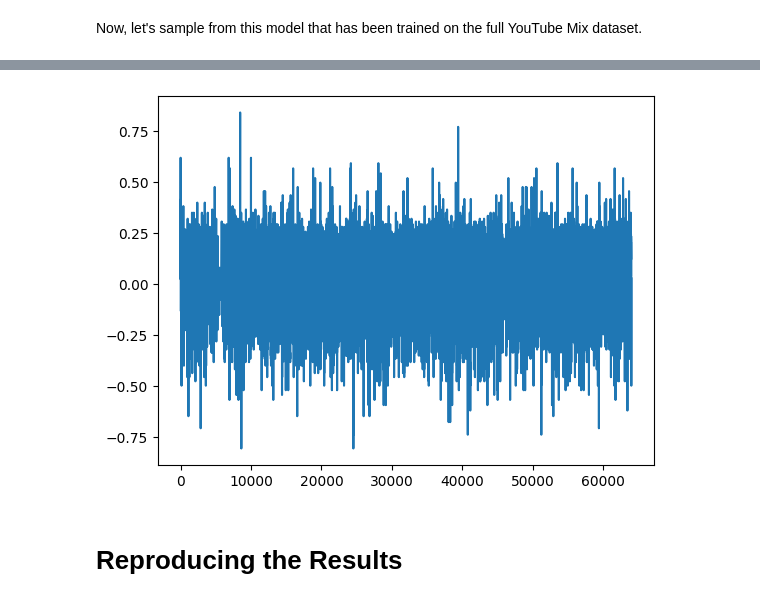
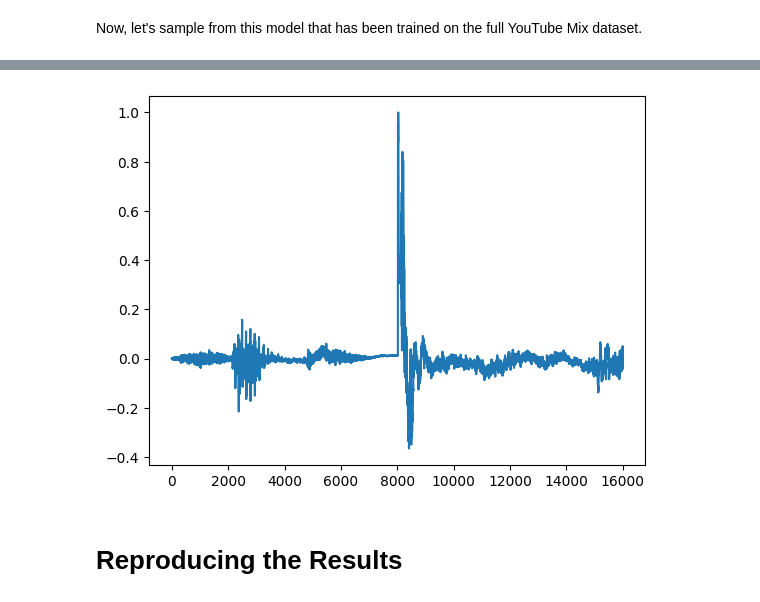
Before and after one commit to necrashter/SaShiMi-796, a Jupyter notebook: SC09.ipynb, the cells around one changed output, grey strips where cells are left out. Drawn from its saved outputs; the diff is of its cells as text; code cells hidden in the pictures.

Commit message:
SC09: Use discrete inputs, use an embedding layer as encoder

```diff
--- a/SC09.ipynb
+++ b/SC09.ipynb
@@ -70,6 +72,7 @@ model = SaShiMi(
     state_dim=64,
     sequence_length=16000,
     block_count=4,
+    encoder=Embedding(256, 64),
 ).to(device)
 # %% [markdown]
 For "simplicity", they don't train the low-rank term $pp^*$, the $B$ matrix and the timescale $\Delta$. In some of our full dataset experiments, we do the same, but we still train $\Delta$ because they don't provide the initial value for that parameter.
@@ -144,7 +148,7 @@ The following method will autoregressively sample from the given model `m`. It c
 def generate_sample(m, count: int, priming_signal=None, maxp=False):
     f = m.get_recurrent_runner()
     # The input is padded with 0 at the start
-    u = f(torch.zeros(1, device=device))
+    u = f(mu_law_encoding(torch.zeros(1, device=device), 256))
 
     # Process the priming signal if given
     if priming_signal is not None:
@@ -162,7 +166,6 @@ def generate_sample(m, count: int, priming_signal=None, maxp=False):
         else:
             dist = torch.distributions.categorical.Categorical(probs=torch.nn.functional.softmax(u, dim=-1))
             p = dist.sample()
-        p = mu_law_decoding(p, 256)
         Y.append(p)
         u = p.reshape(1)
         u = f(u)
@@ -179,8 +182,9 @@ Let's generate a sample and listen to it:
 torch.manual_seed(42)
 model.eval()
 with torch.no_grad():
-    gen = generate_sample(model, 16000, train_dataset[1][0][:8000]).flatten().cpu()
-    #gen = generate_sample(model, 16000).flatten().cpu()
+    #gen = generate_sample(model, 16000, train_dataset[1][0][:8000])
+    gen = generate_sample(model, 16000).flatten()
+    gen = mu_law_decoding(gen, 256).cpu()
 
 plt.figure()
 plt.plot(gen)
@@ -205,19 +219,22 @@ We have trained several models on the full Youtube Mix dataset. In all of these
 Let's load the second pre-trained model. Note that you should have downloaded this model using `download_data.sh`.
 Note that there are other pre-trained models in `models` folder.
 # %%
-model = torch.load("../models/sc09-1-35.pt", map_location=device)
+model = torch.load("../models/sc09-2/epoch120.pt", map_location=device)
 # %% [markdown]
 Now, let's sample from this model that has been trained on the full YouTube Mix dataset.
 # %%
-torch.manual_seed(42)
+torch.manual_seed(13)
 model.eval()
 with torch.no_grad():
-    gen = generate_sample(model, 4*16000).flatten().cpu()
+    #gen = generate_sample(model, 16000, train_dataset[1][0][:8000])
+    gen = generate_sample(model, 16000).flatten()
+    gen = mu_law_decoding(gen, 256).cpu()
+
 plt.figure()
 plt.plot(gen)
 ipd.Audio(gen.numpy(), rate=16000)
 # %% [output]
 [interactive output not drawn]
-[figure, old version]
+[figure, new version]
 # %%
 import scipy
```
Also changed, not shown: parts of 15 cells of this notebook, 2 other files.
